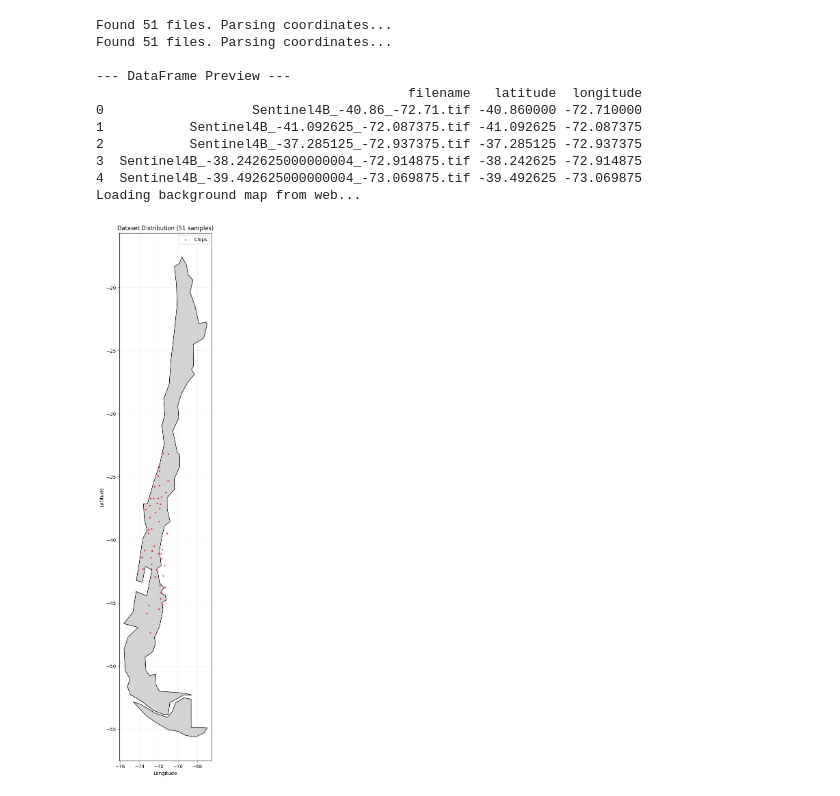
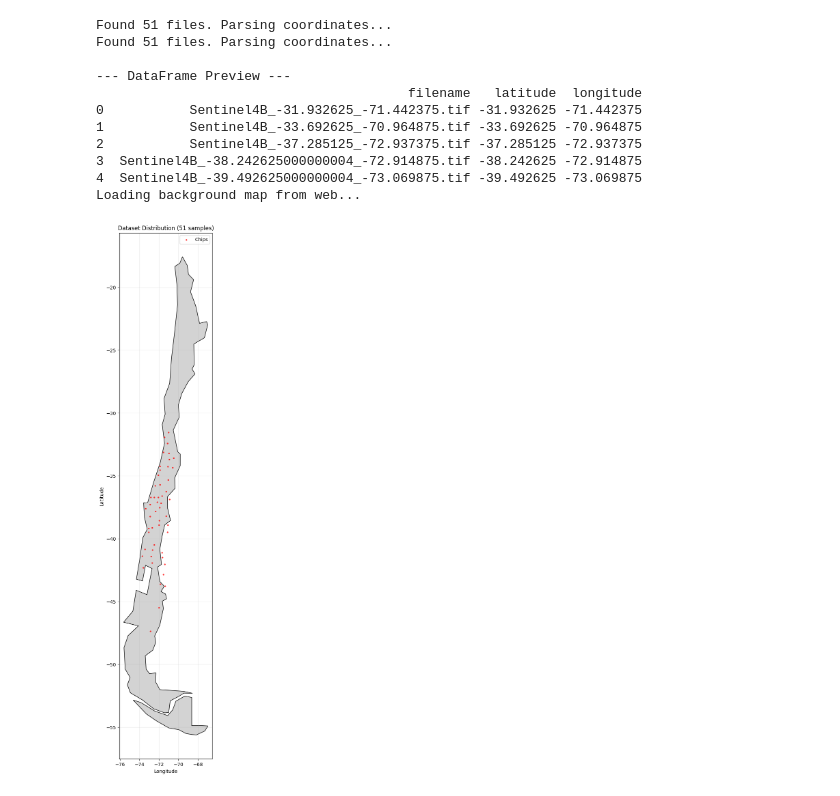
Before and after one commit to choka30/ucl_ai_paper_cw, a Jupyter notebook: 0004_get_data.ipynb, the cells around one changed output. Drawn from its saved outputs; the diff is of its cells as text; code cells hidden in the pictures.

```diff
--- a/0004_get_data.ipynb
+++ b/0004_get_data.ipynb
@@ -12,7 +12,7 @@ STAC_URL = "https://earth-search.aws.element84.com/v1"
 COLLECTION = "sentinel-2-l2a"
 CHIP_SIZE = 512
 PIXEL_SIZE = 10
-NDVI_THRESHOLD = 0.6  # Values > 0.6 are considered "High Vegetation" (Forest)
+NDVI_THRESHOLD = 0.65  # Values > 0.6 are considered "High Vegetation" (Forest)
 
 def normalize_for_display(band_data):
     """
@@ -144,13 +144,23 @@ def get_aligned_chips(lat, lon, date_range, mask_path, output_dir):
     meta_ndvi = meta.copy()
     meta_ndvi.update({'count': 1, 'dtype': 'uint8'}) # Now saved as Uint8 (0 or 1)
     with rasterio.open(os.path.join(output_dir, f"NDVI_Mask_{base_name}.tif"), 'w', **meta_ndvi) as dst:
+
         dst.write(ndvi_binary_mask, 1)
 
     # Save Mask
     meta_mask = meta.copy()
     meta_mask.update({'count': 1, 'dtype': 'uint8'})
+    inverse_mask = 1 - mask_chip
     with rasterio.open(os.path.join(output_dir, f"Mask_{base_name}.tif"), 'w', **meta_mask) as dst:
-        dst.write(mask_chip, 1)
+        dst.write(inverse_mask, 1)
+
+
+    # Perform the logical AND. Result is 1 only if BOTH are 1.
+    intersection_mask = np.logical_and(mask_chip, 1-ndvi_binary_mask).astype('uint8')
+
+    # Save the Intersection Mask
+    with rasterio.open(os.path.join(output_dir, f"Mask_Intersection_{base_name}.tif"), 'w', **meta_mask) as dst:
+        dst.write(intersection_mask, 1)
 
     print(f"Saved 4 files to {output_dir}")
     return rgb_stack, mask_chip, ndvi_binary_mask
@@ -287,9 +297,9 @@ from scipy.ndimage import uniform_filter
 from skimage.feature import peak_local_max
 
 output_dir = "./data/chile_gfc_data"
-granule = "40S_080W"
+granule = "30S_080W"
 DENSITY_THRESHOLD = 0.005  # Adjust based on your visual preference from Insight B
-RECENCY_THRESHOLD_YEAR = 0
+RECENCY_THRESHOLD_YEAR = 20
 
 mask_path = os.path.join(output_dir, f"{granule}_filtered_segmentation_mask_hard_{str(DENSITY_THRESHOLD).replace(".","")}_{RECENCY_THRESHOLD_YEAR}.tif")
 first_path = os.path.join(output_dir, f"Hansen_GFC-2024-v1.12_first_{granule}.tif")
@@ -369,14 +379,15 @@ def find_sparse_zois(mask_path, chip_size=512, num_locations=10, min_distance_pi
 # mask_file = "path/to/your/filtered_mask.tif"
 
 # # Find 10 zones, ensuring they are at least 1000 pixels apart (approx 10km)
-df_zoi = find_sparse_zois(mask_path, chip_size=512, num_locations=10, min_distance_pixels=1000)
-
+df_zoi = find_sparse_zois(mask_path, chip_size=512, num_locations=50, min_distance_pixels=1000)
+print(df_zoi)
 # # Iterate and Download
-output_folder = "./data/chile_gfc_data/generated_chips"
+output_folder = "./data/chile_gfc_data/generated_chips_v2"
+os.makedirs(output_folder, exist_ok=True)
 
 for idx, row in df_zoi.iterrows():
     print(f"\nProcessing ZOI #{row['rank']}...")
     try:
-        get_aligned_chips(row['lat'], row['lon'], "2023-01-01/2023-12-31", mask_path, output_folder)
+        get_aligned_chips(row['lat'], row['lon'], "2024-01-01/2024-03-01", mask_path, output_folder)
     except Exception as e:
         print(f"Skipping: {e}")
@@ -508,36 +537,36 @@ def plot_interactive_map(gdf, save_html="chile_chips_map.html"):
         ).add_to(m)
 
     m.save(save_html)
     print(f"Interactive map saved to: {save_html}")
     return m
 
 # --- USAGE ---
 # Replace with your actual folder path
-folder_path = "./data/chile_gfc_data/generated_chips"
+folder_path = "./data/chile_gfc_data/generated_chips_v2"
 
 # 1. Create DataFrame
 gdf_chips = create_geodataframe_from_files(folder_path, file_pattern="Sentinel4B")
-gdf_masks_chips = create_geodataframe_from_files(folder_path, file_pattern="NDVI_Mask")
+gdf_masks_chips = create_geodataframe_from_files(folder_path, file_pattern="Mask_Intersection")
 
 # 2. Show DataFrame Head (Preview)
 print("\n--- DataFrame Preview ---")
 print(gdf_chips[['filename', 'latitude', 'longitude']].head())
 
 # 3. Plot Static Map
-plot_static_map(gdf_chips)
+plot_static_map(gdf_masks_chips)
 
 # 4. Create Interactive Map (Check your folder for the .html file!)
 # map_obj = plot_interactive_map(gdf_chips)
 # %% [output]
 Found 51 files. Parsing coordinates...
 Found 51 files. Parsing coordinates...
 
 --- DataFrame Preview ---
                                         filename   latitude  longitude
-0                   Sentinel4B_-40.86_-72.71.tif -40.860000 -72.710000
-1           Sentinel4B_-41.092625_-72.087375.tif -41.092625 -72.087375
+0           Sentinel4B_-31.932625_-71.442375.tif -31.932625 -71.442375
+1           Sentinel4B_-33.692625_-70.964875.tif -33.692625 -70.964875
 2           Sentinel4B_-37.285125_-72.937375.tif -37.285125 -72.937375
 3  Sentinel4B_-38.242625000000004_-72.914875.tif -38.242625 -72.914875
 4  Sentinel4B_-39.492625000000004_-73.069875.tif -39.492625 -73.069875
 Loading background map from web...
-[figure, old version]
+[figure, new version]
```
Also changed, not shown: parts of 9 cells of this notebook, 5 other files.
